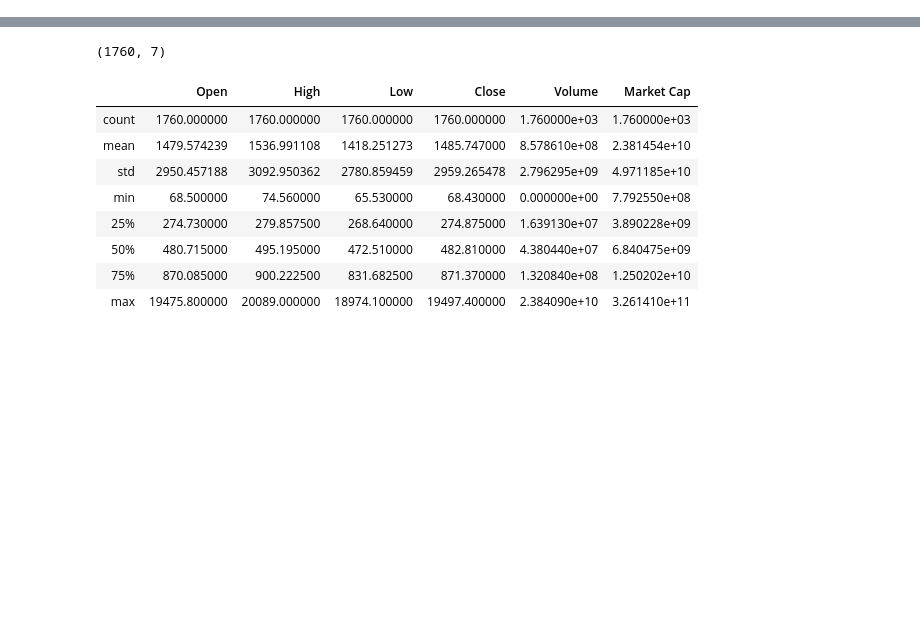
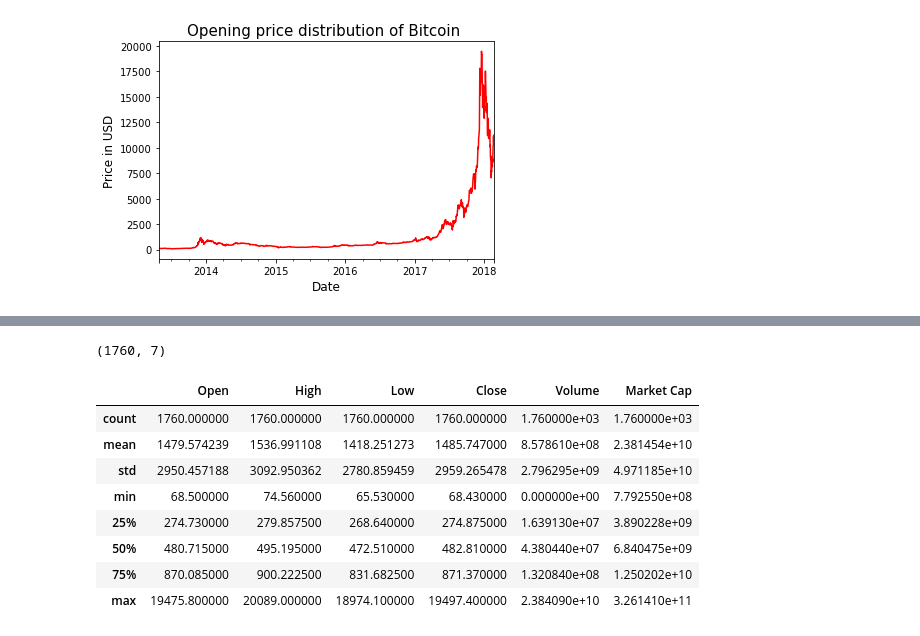
Before and after one commit to pravinknr/MSc-Computer-Science-Project-2020-, a Jupyter notebook: Cryptocurency Historic data Analysis/Python/Cryptocurrency Price Prediction and Analysis.ipynb, the cells around one changed output, grey strips where cells are left out. Drawn from its saved outputs; the diff is of its cells as text; code cells hidden in the pictures; blank space fills up the shorter version.

```diff
--- a/Cryptocurency Historic data Analysis/Python/Cryptocurrency Price Prediction and Analysis.ipynb
+++ b/Cryptocurency Historic data Analysis/Python/Cryptocurrency Price Prediction and Analysis.ipynb
@@ -28,0 +41,16 @@ from statsmodels.tsa.arima_model import ARIMA
+# %%
+crypto_data = {}
+
+crypto_data['bitcoin'] = pd.read_csv('D:/Msc CS Project Final/cryptocurrencypricehistory/bitcoin_price.csv', parse_dates=['Date'])
+crypto_data['bitcoin_cash'] = pd.read_csv("D:/Msc CS Project Final/cryptocurrencypricehistory/bitcoin_cash_price.csv", parse_dates=['Date'])
+crypto_data['dash'] = pd.read_csv("D:/Msc CS Project Final/cryptocurrencypricehistory/dash_price.csv", parse_dates=['Date'])
+crypto_data['ethereum'] = pd.read_csv("D:/Msc CS Project Final/cryptocurrencypricehistory/ethereum_price.csv", parse_dates=['Date'])
+crypto_data['iota'] = pd.read_csv("D:/Msc CS Project Final/cryptocurrencypricehistory/iota_price.csv", parse_dates=['Date'])
+crypto_data['litecoin'] = pd.read_csv("D:/Msc CS Project Final/cryptocurrencypricehistory/litecoin_price.csv", parse_dates=['Date'])
+crypto_data['monero'] = pd.read_csv("D:/Msc CS Project Final/cryptocurrencypricehistory/monero_price.csv", parse_dates=['Date'])
+crypto_data['nem'] = pd.read_csv("D:/Msc CS Project Final/cryptocurrencypricehistory/nem_price.csv", parse_dates=['Date'])
+crypto_data['neo'] = pd.read_csv("D:/Msc CS Project Final/cryptocurrencypricehistory/neo_price.csv", parse_dates=['Date'])
+crypto_data['numeraire'] = pd.read_csv("D:/Msc CS Project Final/cryptocurrencypricehistory/numeraire_price.csv", parse_dates=['Date'])
+crypto_data['ripple'] = pd.read_csv("D:/Msc CS Project Final/cryptocurrencypricehistory/ripple_price.csv", parse_dates=['Date'])
+#crypto_data['stratis'] = pd.read_csv("D:/Msc CS Project Final/cryptocurrencypricehistory/stratis_price.csv", parse_dates=['Date'])
+#crypto_data['waves'] = pd.read_csv("D:/Msc CS Project Final/cryptocurrencypricehistory/waves_price.csv", parse_dates=['Date'])
@@ -28,0 +79,10 @@ from statsmodels.tsa.arima_model import ARIMA
+# %%
+# Setting the Date as Index
+crypto_data['bitcoin']= crypto_data['bitcoin'].set_index('Date')
+crypto_data['bitcoin'].sort_index(inplace=True)
+
+crypto_data['bitcoin'].Volume = crypto_data['bitcoin'].Volume.str.replace('[\,\.]','')
+crypto_data['bitcoin'].Volume = crypto_data['bitcoin'].Volume.astype(np.int64)
+
+crypto_data['bitcoin']['Market Cap'] = crypto_data['bitcoin']['Market Cap'].str.replace('[\,\.]','')
+crypto_data['bitcoin']['Market Cap'] = crypto_data['bitcoin']['Market Cap'].astype(np.int64)
@@ -28,0 +111,9 @@ from statsmodels.tsa.arima_model import ARIMA
+# %%
+crypto_data['bitcoin'].Open.plot(color="red")
+plt.xlabel('Date', fontsize=12)
+plt.ylabel('Price in USD', fontsize=12)
+title_str = "Opening price distribution of Bitcoin "
+plt.title(title_str, fontsize=15)
+plt.show()
+# %% [output]
+[figure, added]
```
Also changed, not shown: parts of 161 cells of this notebook, 19 other files.
